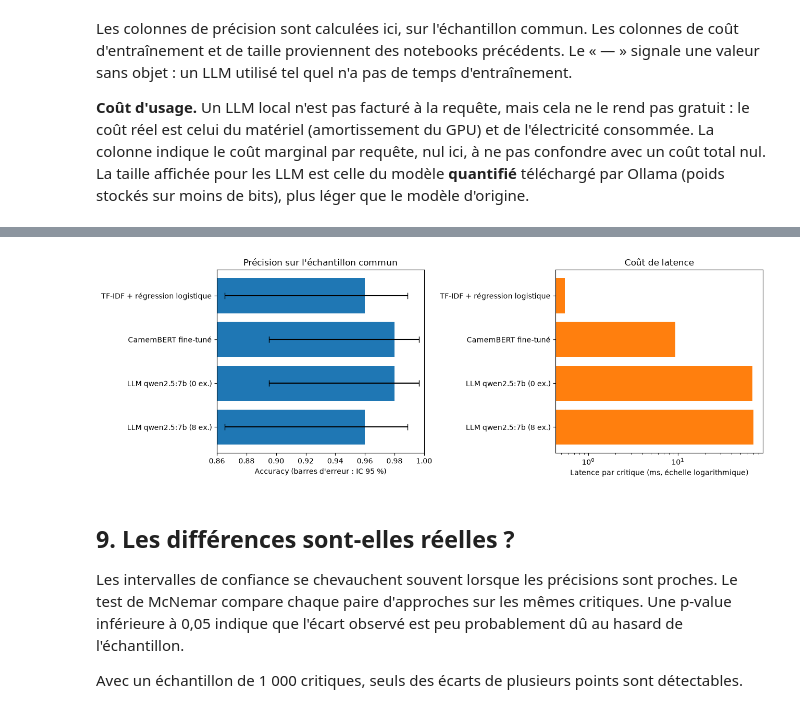
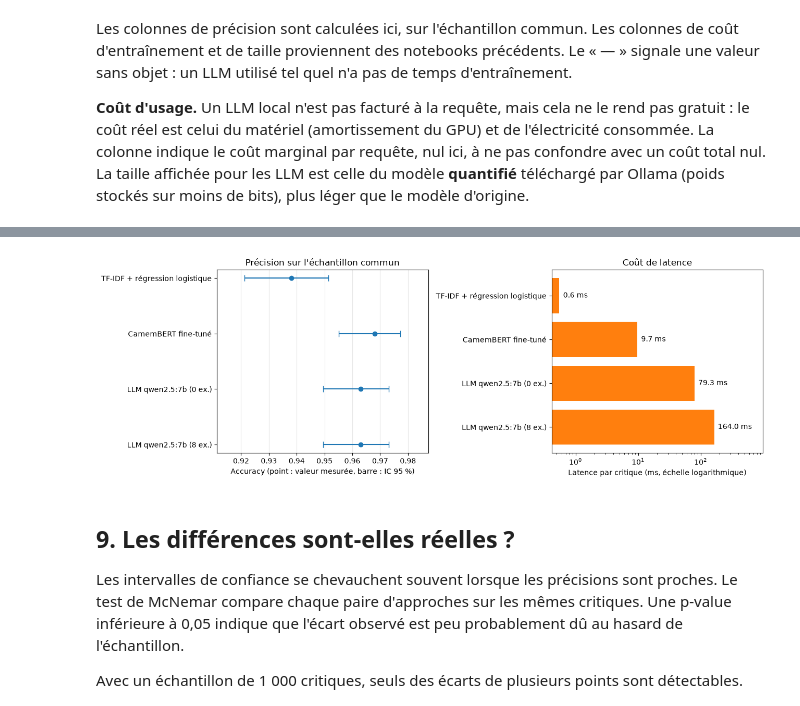
Before and after one commit to Nirvathec/classification_feeling, a Jupyter notebook: 03_llm_fewshot_ollama.ipynb, the cells around one changed output, grey strips where cells are left out. Saved outputs shown, nothing was run; the diff lists cells and outputs as text; code cells hidden in the pictures.

```diff
--- a/03_llm_fewshot_ollama.ipynb
+++ b/03_llm_fewshot_ollama.ipynb
@@ -85,7 +85,7 @@ des intervalles de confiance sont calculés plus loin.
 prompt avec 8 exemples annotés, ce qui mesure l'apport réel des exemples.
 # %%
 # True : vérification rapide sur un très petit échantillon. False : évaluation complète.
-SMOKE_TEST = True
+SMOKE_TEST = False
 
 # 127.0.0.1 plutôt que "localhost" : sous Windows, "localhost" peut déclencher une tentative de
 # connexion IPv6 qui échoue avant le repli sur IPv4, ce qui ajoute environ 2 s à chaque requête.
@@ -594,37 +590,46 @@ comparison
 # %%
 fig, axes = plt.subplots(1, 2, figsize=(13, 4.5))
 
 names = list(predictions)
 stats = [score(predictions[n], labels) for n in names]
 acc = np.array([s["accuracy"] for s in stats])
-err_low = acc - np.array([s["ci_low"] for s in stats])
-err_high = np.array([s["ci_high"] for s in stats]) - acc
+ci_low = np.array([s["ci_low"] for s in stats])
+ci_high = np.array([s["ci_high"] for s in stats])
+y = np.arange(len(names))
 
-axes[0].barh(names, acc, xerr=[err_low, err_high], color="tab:blue", capsize=4)
-axes[0].set_xlabel("Accuracy (barres d'erreur : IC 95 %)")
-axes[0].set_xlim(max(0.0, acc.min() - 0.1), 1.0)
+# Points avec intervalles de confiance plutôt que des barres : une barre sur un axe qui ne part
+# pas de zéro exagère visuellement les écarts, alors que la lecture pertinente est celle des IC.
+axes[0].errorbar(acc, y, xerr=[acc - ci_low, ci_high - acc], fmt="o", color="tab:blue", capsize=4)
+axes[0].set_yticks(y, names)
+axes[0].set_xlim(ci_low.min() - 0.01, min(1.01, ci_high.max() + 0.01))  # 1.01 : évite de couper un point à 100 %
+axes[0].set_xlabel("Accuracy (point : valeur mesurée, barre : IC 95 %)")
 axes[0].set_title("Précision sur l'échantillon commun")
+axes[0].grid(axis="x", alpha=0.3)
 axes[0].invert_yaxis()
 
 latencies = []
 for n in names:
     if n in llm_meta:
         latencies.append(llm_meta[n]["latency_ms"])
     elif n.startswith("TF-IDF"):
         latencies.append(meta[n].get("latency_ms", np.nan))
     else:
         latencies.append(meta[n].get("latency_ms_gpu", np.nan))
 
-axes[1].barh(names, latencies, color="tab:orange")
+axes[1].barh(y, latencies, color="tab:orange")
+for yi, value in zip(y, latencies):
+    axes[1].text(value * 1.15, yi, f"{value:.1f} ms", va="center")
+axes[1].set_yticks(y, names)
 axes[1].set_xscale("log")
+axes[1].set_xlim(right=np.nanmax(latencies) * 6)  # marge pour les valeurs affichées
 axes[1].set_xlabel("Latence par critique (ms, échelle logarithmique)")
 axes[1].set_title("Coût de latence")
 axes[1].invert_yaxis()
 
 plt.tight_layout()
 plt.show()
 # %% [output]
-[figure, old version]
+[figure, new version]
 # %% [markdown]
 ## 9. Les différences sont-elles réelles ?
 
```
Also changed, not shown: parts of 10 cells of this notebook, 10 other files.
